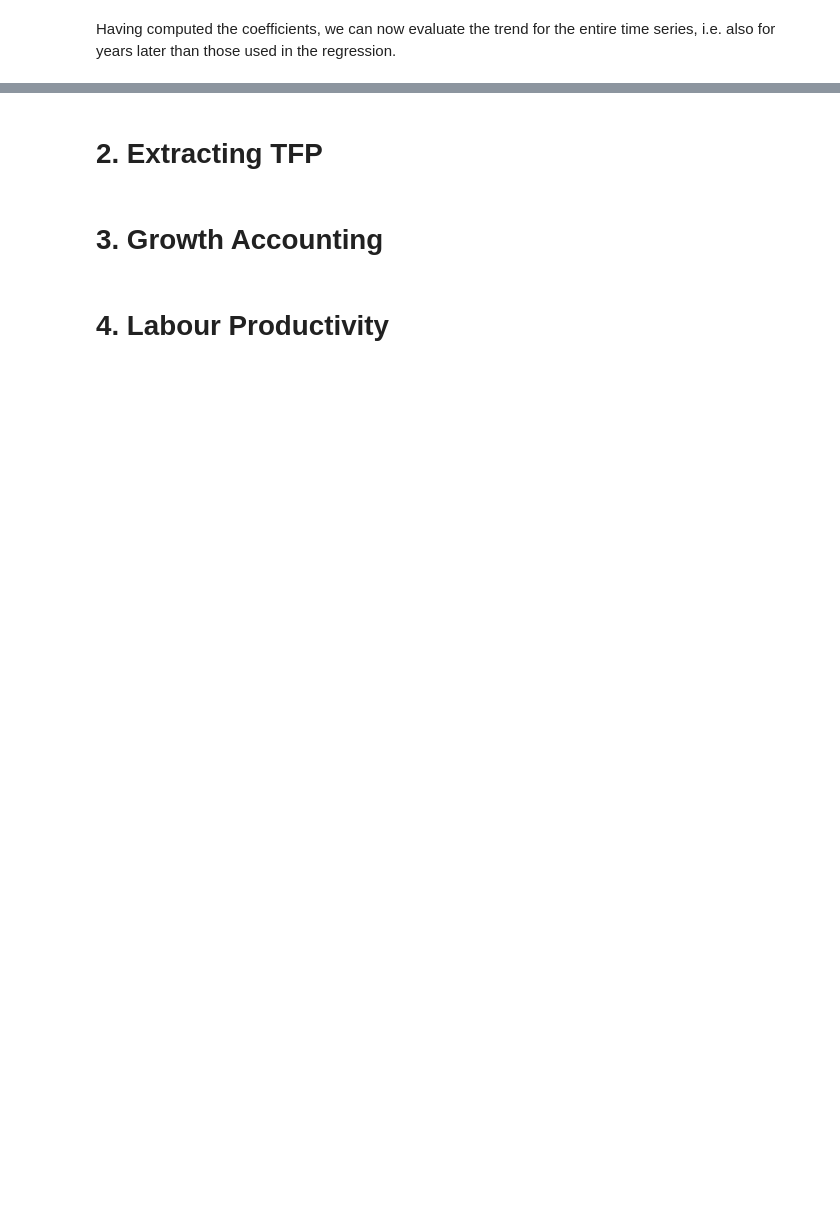
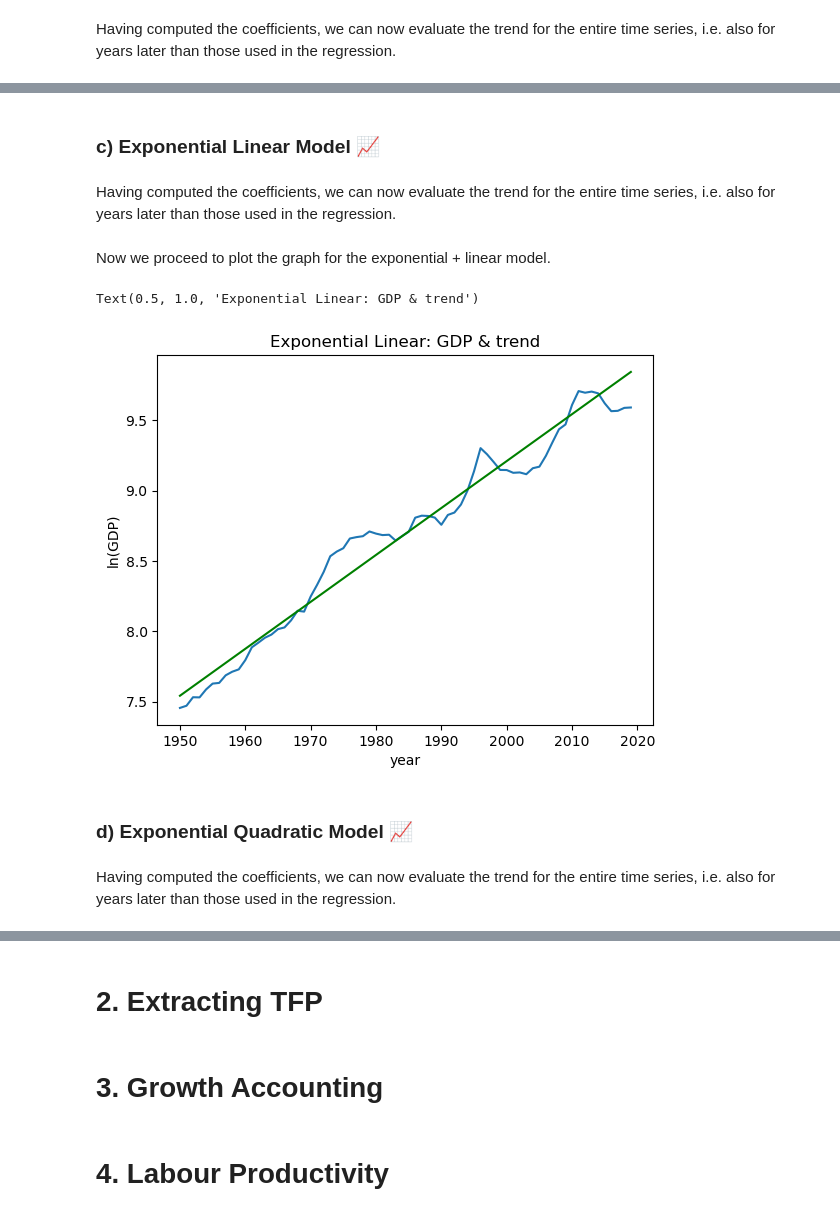
Before and after one commit to Jessie-Fung/ec2b1-brazil, a Jupyter notebook: code/code.ipynb, the cells around one changed output, grey strips where cells are left out. Saved outputs shown, nothing was run; the diff lists cells and outputs as text; code cells hidden in the pictures; blank space fills up the shorter version.

```diff
--- a/code/code.ipynb
+++ b/code/code.ipynb
@@ -104,0 +139,46 @@ Text(0.5, 1.0, 'Linear Additive: GDP & trend')
+# %% [markdown]
+### c) Exponential Linear Model 📈
+# %%
+# First regressor x1 is T x 1 vector of ones, second regressor x2 is the vector 1, 2, ..., T
+# The dependent variable is per capita GDP in *logs*
+
+x1 = np.empty(T) # initialise an empty vector for the first regressor
+x2 = np.empty(T) # initialise an empty vector for the second regressor
+
+for t in range(T):
+    x1[t] = 1.
+    x2[t] = t + 1 # recall that Python starts indexing at 0
+
+a_exp_lin, b_exp_lin = get_regression_coefs(y, x1, x2)
+# %% [markdown]
+Having computed the coefficients, we can now evaluate the trend for the entire time series, i.e.
+also for years later than those used in the regression.
+# %%
+# Initialise predicted values Yhat
+yhat_exp_lin = np.empty(T_all)
+
+# Create loop to compute trend for all years
+for t in range(T_all):
+    yhat_exp_lin[t] = a_exp_lin + b_exp_lin * (t + 1) # recall that Python indexing starts at 0
+
+# no need to convert into log-units, since yhat is log GDP per capita
+# %% [markdown]
+Now we proceed to plot the graph for the exponential + linear model.
+# %%
+plt.figure()
+#one could add options such as a particular size and use instead
+#plt.figure(figsize=(7, 5))
+plt.plot(data['year'],np.log(data['rgdpe_pc']))
+plt.plot(data['year'],yhat_exp_lin, color = 'green')
+
+#labels
+plt.xlabel("year")
+plt.ylabel("ln(GDP)")
+
+#title
+plt.title("Exponential Linear: GDP & trend")
+# %% [output]
+Text(0.5, 1.0, 'Exponential Linear: GDP & trend')
+[figure, added]
+# %% [markdown]
+### d) Exponential Quadratic Model 📈
@@ -104,0 +199,3 @@ Text(0.5, 1.0, 'Linear Additive: GDP & trend')
+# %% [markdown]
+Having computed the coefficients, we can now evaluate the trend for the entire time series, i.e.
+also for years later than those used in the regression.
```
Also changed, not shown: parts of 18 cells of this notebook.
